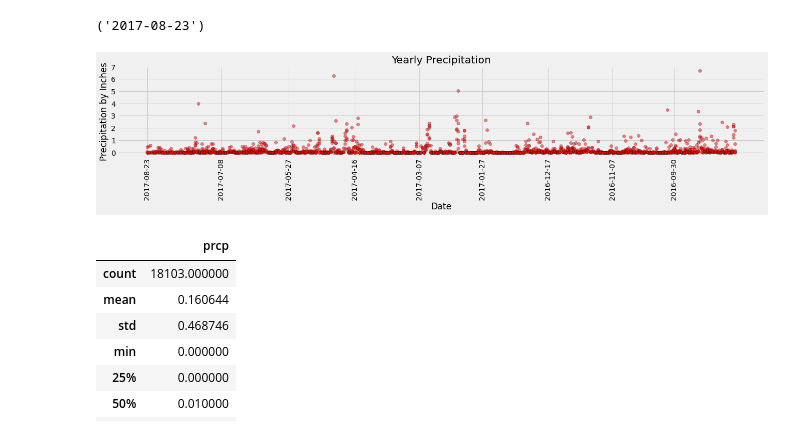
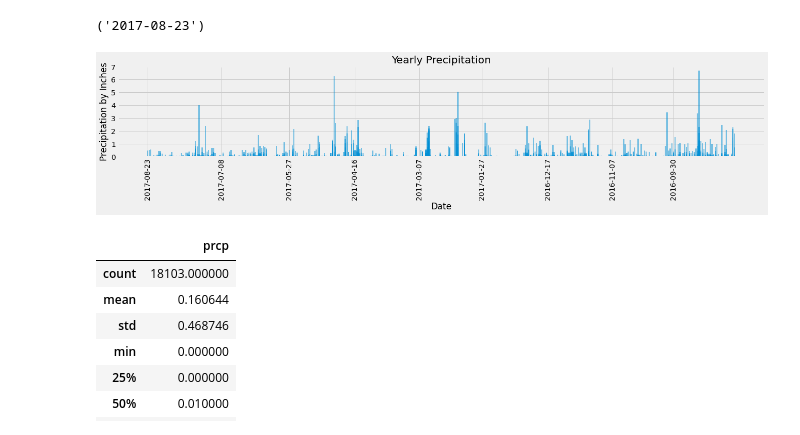
Before and after one commit to AgapeofIcarus/sqlalchemy-challenge, a Jupyter notebook: climate_starter.ipynb, the cells around one changed output. Cells and saved outputs as stored; diff of their text form; code cells hidden in the pictures.

```diff
--- a/climate_starter.ipynb
+++ b/climate_starter.ipynb
@@ -88,35 +88,35 @@ date(2017,8,23)+relativedelta(months=+12)
 
 
 # Perform a query to retrieve the data and precipitation scores
 precipitation_scores = session.query(measurement.date, measurement.prcp).\
     order_by(measurement.date.asc()).first()
 
 
 # Save the query results as a Pandas DataFrame and set the index to the date column
 stmt = session.query(measurement.date, measurement.prcp).\
     filter(measurement.date <= '2017-08-23').\
     filter(measurement.date >= '2016-08-23').\
     order_by(measurement.date.desc()).statement
 precipitation = pd.read_sql_query(stmt, session.bind)
 precipitation = precipitation.dropna(how='any')
 precipitation.set_index('date', inplace=True, )
 precipitation
 
 # Use Pandas Plotting with Matplotlib to plot the data
 
 x_axis = precipitation.index.values
 plt.figure(figsize=(20,3))
-plt.bar(x_axis, precipitation['prcp'], marker="o", facecolors="red", edgecolors="black", alpha=0.5)
+plt.bar(x_axis, precipitation['prcp'], alpha=0.5)
 tick_locations = [value for value in x_axis]
 plt.xticks(tick_locations, rotation="vertical")
 plt.locator_params(nbins=9)
 plt.title("Yearly Precipitation")
 plt.xlabel("Date")
 plt.ylabel("Precipitation by Inches")
 plt.savefig("Precipitation.png")
 plt.show()
 # %% [output]
-[figure, old version]
+[figure, new version]
 # %%
 # Use Pandas to calcualte the summary statistics for the precipitation data
 precipitation.describe()
```
Also changed, not shown: parts of 2 cells of this notebook, 1 other file.
